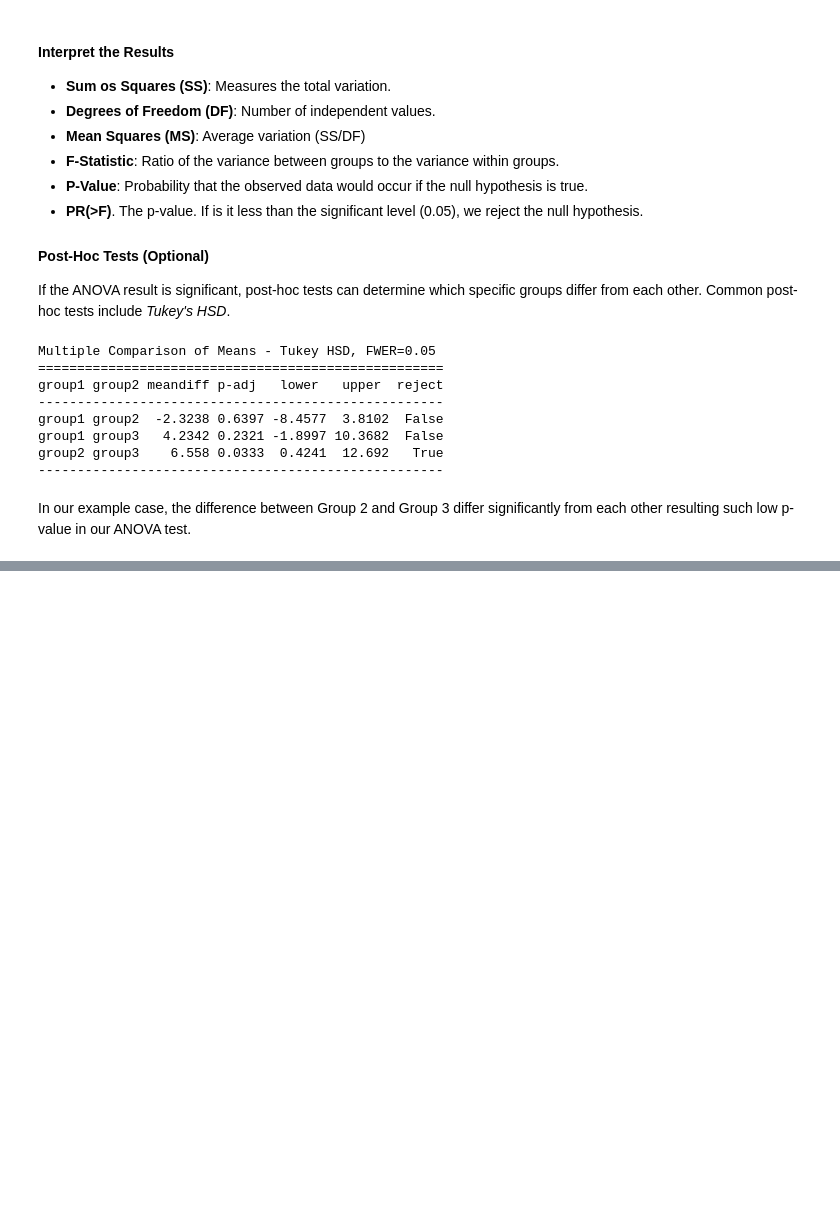
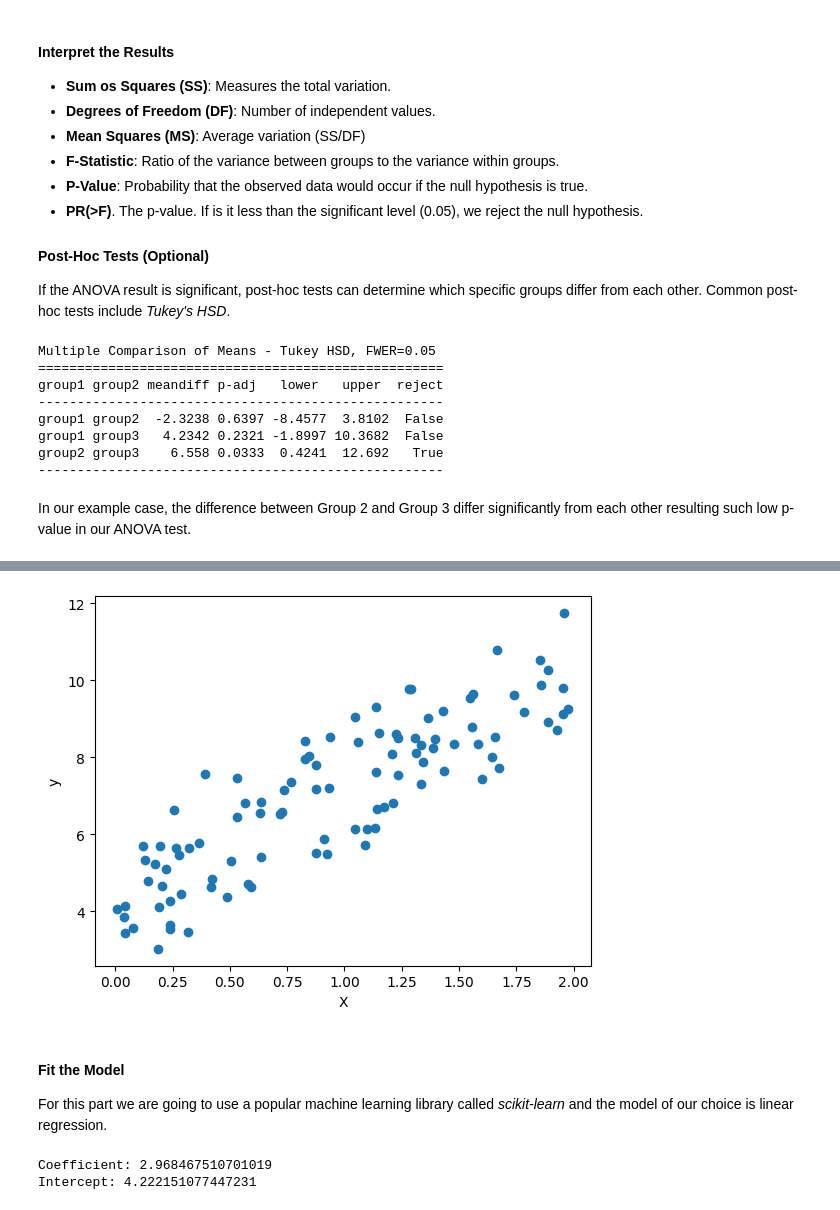
Before and after one commit to Dazurashi/Data-Science, a Jupyter notebook: Math-and-Statistics/statistics.ipynb, the cells around one changed output, grey strips where cells are left out. Saved outputs shown, nothing was run; the diff lists cells and outputs as text; code cells hidden in the pictures; blank space fills up the shorter version.

```diff
--- a/Math-and-Statistics/statistics.ipynb
+++ b/Math-and-Statistics/statistics.ipynb
@@ -388,0 +406,37 @@ Firstly lets look at the types in general sense and then we take a deeper look a
+# %%
+import numpy as np
+import matplotlib.pyplot as plt
+
+# Generate random data
+np.random.seed(0)
+X = 2 * np.random.rand(100, 1)
+y = 4 + 3 * X + np.random.randn(100, 1)
+
+# Plot the data
+plt.scatter(X, y)
+plt.xlabel('X')
+plt.ylabel('y')
+plt.show()
+# %% [output]
+[figure, added]
+# %% [markdown]
+#### Fit the Model
+For this part we are going to use a popular machine learning library called *scikit-learn* and the model of our choice is linear regression.
+# %%
+from sklearn.linear_model import LinearRegression
+
+# Create a linear regression model
+model = LinearRegression()
+
+# Fit the model
+model.fit(X, y)
+
+# Get the coefficient and intercept
+coef = model.coef_
+intercept = model.intercept_
+
+print(f"Coefficient: {coef[0][0]}")
+print(f"Intercept: {intercept[0]}")
+# %% [output]
+Coefficient: 2.968467510701019
+Intercept: 4.222151077447231
```
Also changed, not shown: parts of 9 cells of this notebook.
